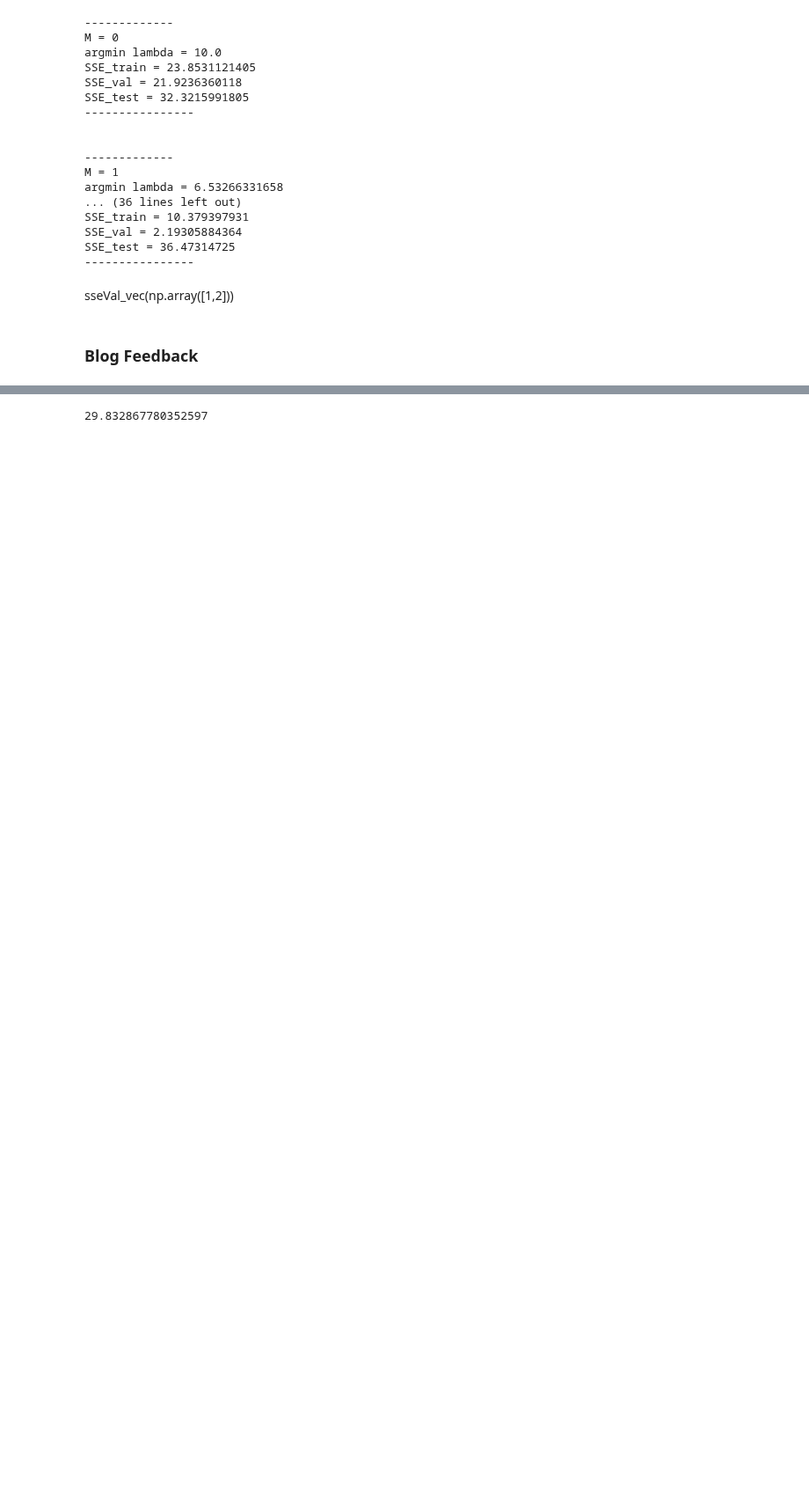
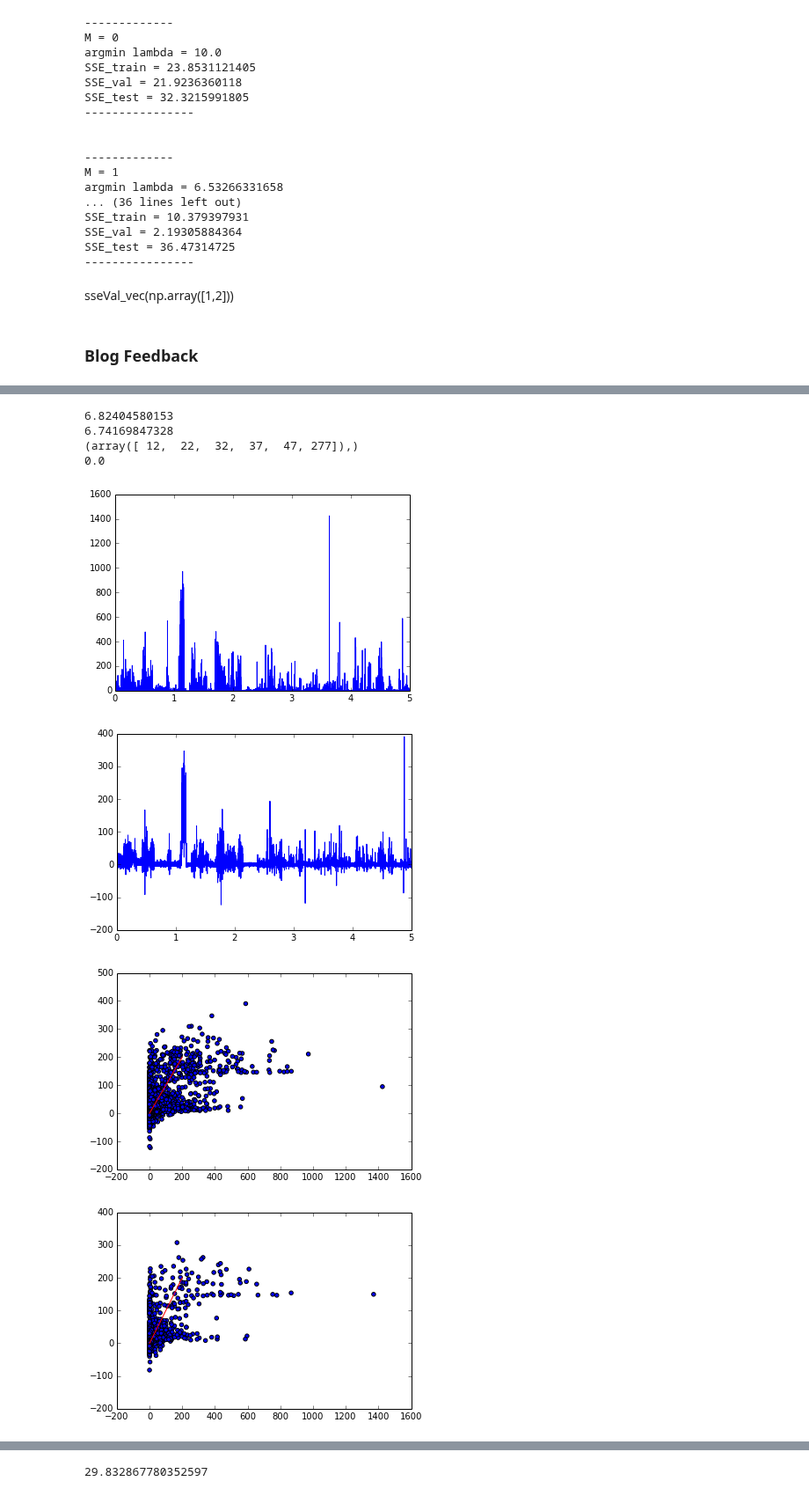
Before and after one commit to peteflorence/Machine-Learning-6.867-homework, a Jupyter notebook: hw1/problem_3.ipynb, the cells around one changed output, grey strips where cells are left out. Shown at 88% size. Cells and saved outputs as stored; diff of their text form; code cells hidden in the pictures; blank space fills up the shorter version.

```diff
--- a/hw1/problem_3.ipynb
+++ b/hw1/problem_3.ipynb
@@ -271,0 +322,49 @@ np.shape(lr_validate.phi)[0]
+# %%
+print np.mean(lr_validate.y)
+print np.mean(lr_test.y)
+columnMax = np.max(lr_train.phi, axis=0)
+idx = np.where(columnMax < 0.001)
+print idx
+
+print lr_train.phi[100,12]
+# %% [output]
+6.82404580153
+6.74169847328
+(array([ 12,  22,  32,  37,  47, 277]),)
+0.0
+# %%
+N_val = lr_validate.N
+N_test = lr_test.N
+grid = np.linspace(0,5,N)
+grid_val = np.linspace
+plt.plot(grid, lr_train.y)
+plt.show()
+
+lam = N*0.1
+w = lr_train.ridge(lam)
+y_predicted = np.dot(lr_train.phi, w)
+y_pred_val = np.dot(lr_validate.phi,w)
+y_pred_test = np.dot(lr_test.phi, w)
+plt.plot(grid, y_predicted)
+plt.show()
+
+line_pts = np.linspace(0,200,200)
+plt.plot(line_pts, line_pts, color='r')
+plt.scatter(lr_train.y,y_predicted)
+plt.show()
+
+line_pts = np.linspace(0,200,200)
+plt.plot(line_pts, line_pts, color='r')
+plt.scatter(lr_validate.y, y_pred_val)
+plt.show()
+
+
+line_pts = np.linspace(0,200,200)
+plt.plot(line_pts, line_pts, color='r')
+plt.scatter(lr_test.y, y_pred_test)
+plt.show()
+# %% [output]
+[figure, added]
+[figure, added]
+[figure, added]
+[figure, added]
```
Also changed, not shown: parts of 9 cells of this notebook, 6 other files.
